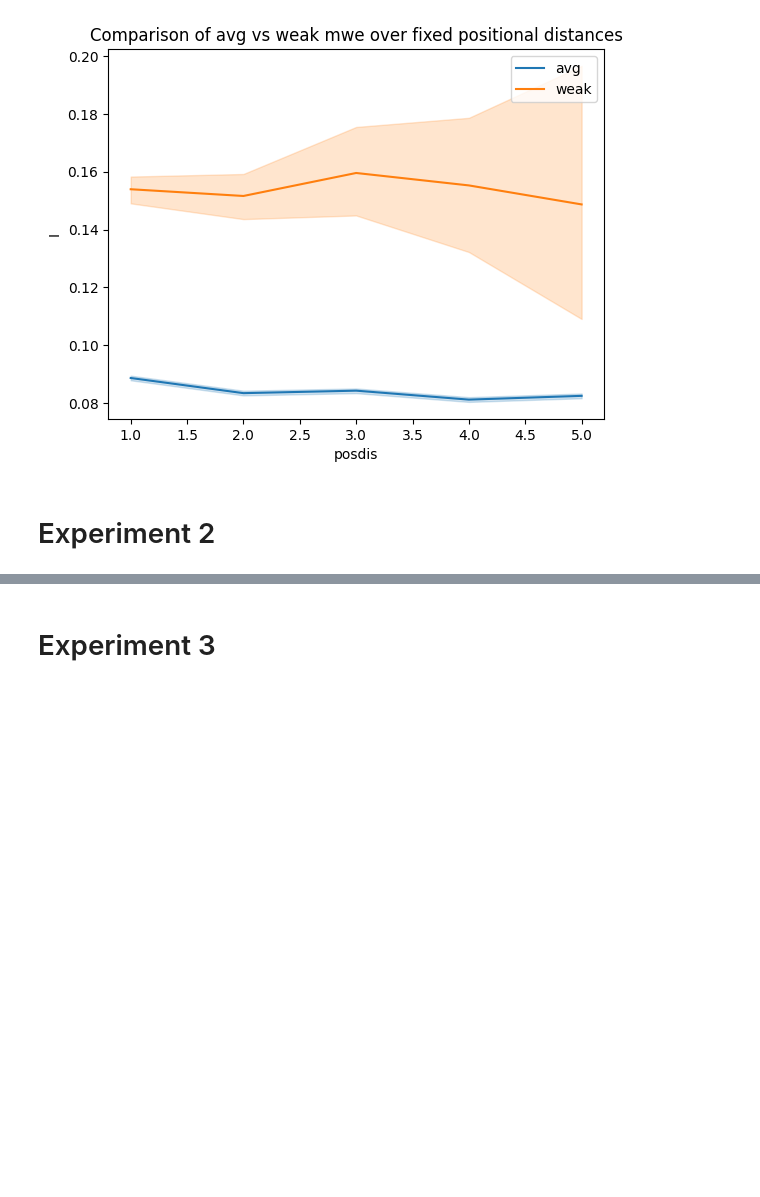
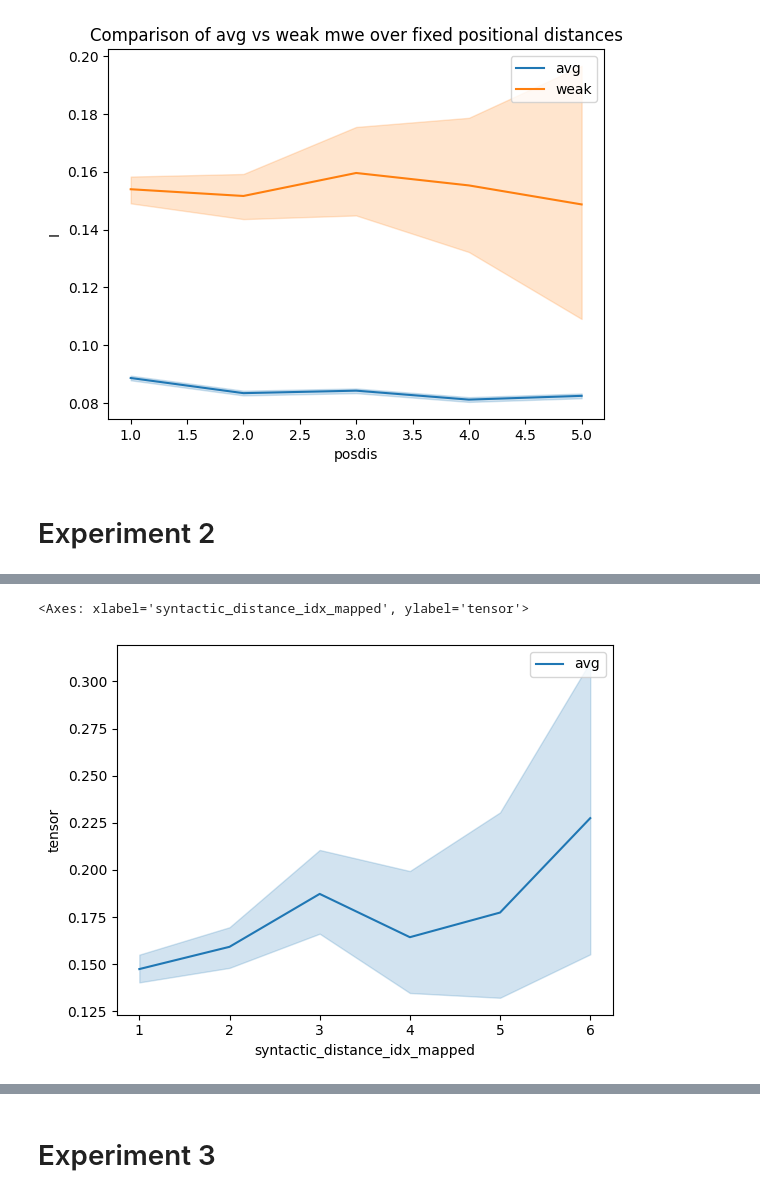
Before and after one commit to divyanshsinghvi/ShapleyInteraction4Structure, a Jupyter notebook: final/plots.ipynb, the cells around one changed output, grey strips where cells are left out. Cells and saved outputs as stored; diff of their text form; code cells hidden in the pictures; blank space fills up the shorter version.

```diff
--- a/final/plots.ipynb
+++ b/final/plots.ipynb
@@ -138,0 +192,6 @@ for i in range(0, 4):
+# %%
+z = zp[(zp['posdis'] == 4) & (zp['min_dist'] == 4)][['tensor','syntactic_distance_idx_mapped']]
+sns.lineplot(data=z, x="syntactic_distance_idx_mapped", y="tensor", label='avg')
+# %% [output]
+<Axes: xlabel='syntactic_distance_idx_mapped', ylabel='tensor'>
+[figure, added]
```
Also changed, not shown: parts of 21 cells of this notebook, 3 other files.
